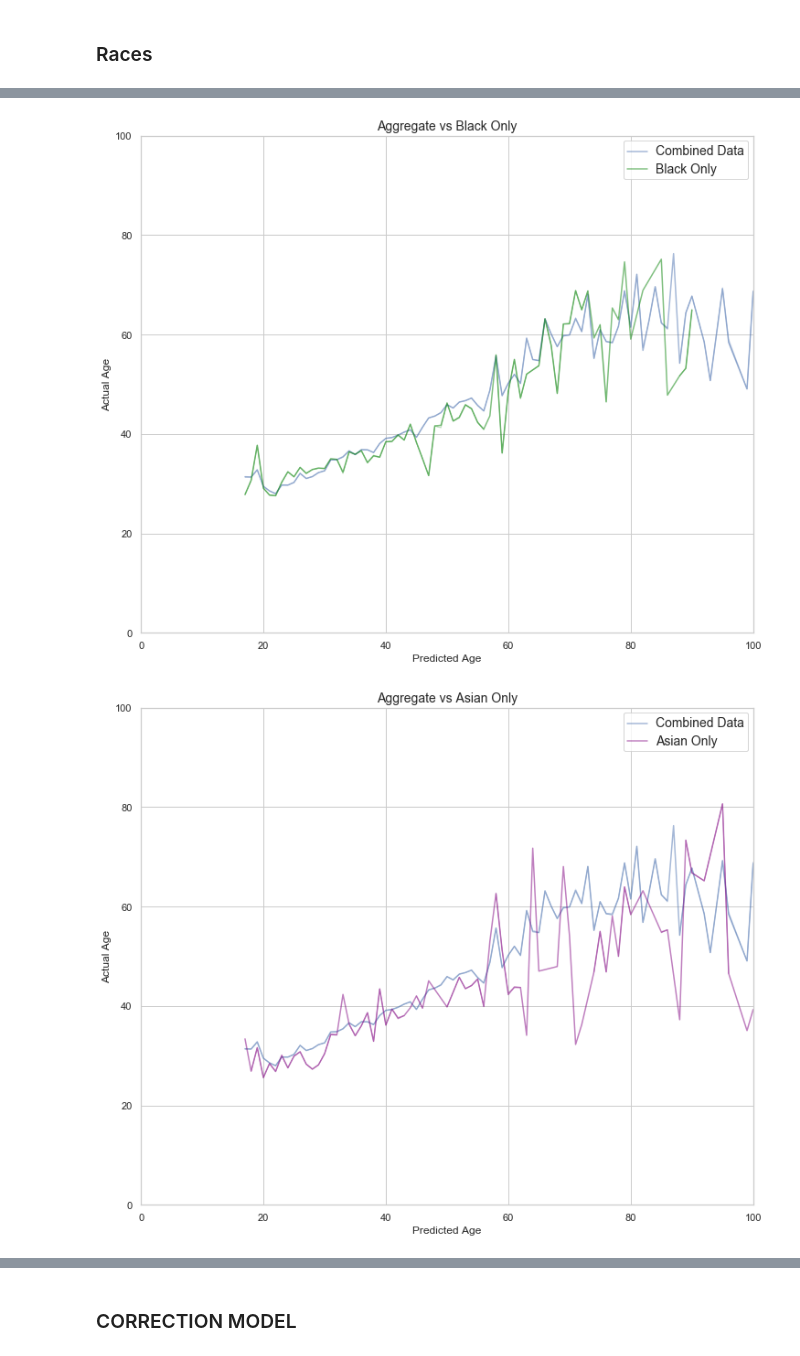
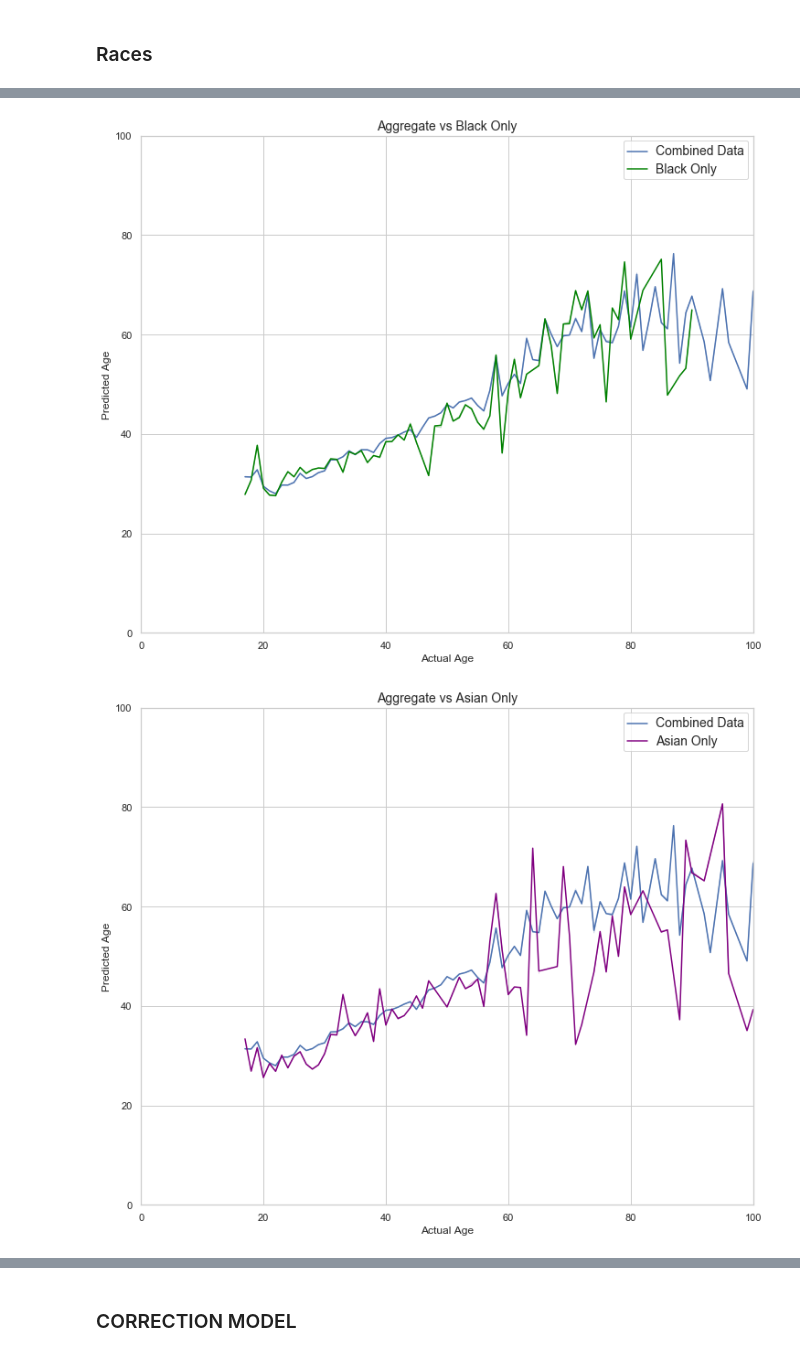
Before and after one commit to rmmeade/APM_Faces_Proj, a Jupyter notebook: Correction_Model.ipynb, the cells around one changed output, grey strips where cells are left out. Saved outputs shown, nothing was run; the diff lists cells and outputs as text; code cells hidden in the pictures.

```diff
--- a/Correction_Model.ipynb
+++ b/Correction_Model.ipynb
@@ -293,43 +293,43 @@ race = df_retrain_adam_dup3[mask]
 plt.figure(figsize=(12,10))
 sns.set(style="whitegrid")
 
-sns.lineplot(x="age", y="Weighted_Avg", data=df_retrain_adam_dup3, ci=1, alpha=0.5, label="Combined Data")
-sns.lineplot(x="age", y="Weighted_Avg", data=race, ci=1, color= 'green', alpha=0.5, label="Black Only")
+sns.lineplot(x="age", y="Weighted_Avg", data=df_retrain_adam_dup3, ci=1, alpha=1, label="Combined Data")
+sns.lineplot(x="age", y="Weighted_Avg", data=race, ci=1, color= 'green', alpha=1, label="Black Only")
 
 axes = plt.gca()
 axes.set_xlim([0,100])
 axes.set_ylim([0,100])
 plt.legend(numpoints=1, loc='best')
 plt.title('Aggregate vs Black Only', fontsize='14')
-plt.xlabel('Predicted Age')
-plt.ylabel('Actual Age')
+plt.ylabel('Predicted Age')
+plt.xlabel('Actual Age')
 plt.setp(axes.get_legend().get_texts(), fontsize='14')
 plt.show()
 # %% [output]
-[figure, old version]
+[figure, new version]
 # %%
 # Race = Asian
 mask = df_retrain_adam_dup3["race"] == "Asian"
 race = df_retrain_adam_dup3[mask]
 
 # Plot the responses for different events and regions
 plt.figure(figsize=(12,10))
 sns.set(style="whitegrid")
 
-sns.lineplot(x="age", y="Weighted_Avg", data=df_retrain_adam_dup3, ci=1, alpha=0.5, label="Combined Data")
-sns.lineplot(x="age", y="Weighted_Avg", data=race, ci=1, color= 'purple', alpha=0.5, label="Asian Only")
+sns.lineplot(x="age", y="Weighted_Avg", data=df_retrain_adam_dup3, ci=1, alpha=1, label="Combined Data")
+sns.lineplot(x="age", y="Weighted_Avg", data=race, ci=1, color= 'purple', alpha=1, label="Asian Only")
 
 axes = plt.gca()
 axes.set_xlim([0,100])
 axes.set_ylim([0,100])
 plt.legend(numpoints=1, loc='best')
 plt.title('Aggregate vs Asian Only', fontsize='14')
-plt.xlabel('Predicted Age')
-plt.ylabel('Actual Age')
+plt.ylabel('Predicted Age')
+plt.xlabel('Actual Age')
 plt.setp(axes.get_legend().get_texts(), fontsize='14')
 plt.show()
 # %% [output]
-[figure, old version]
+[figure, new version]
 # %%
 # Race = Indian
 mask = df_retrain_adam_dup3["race"] == "Indian"
```
Also changed, not shown: parts of 13 cells of this notebook.
